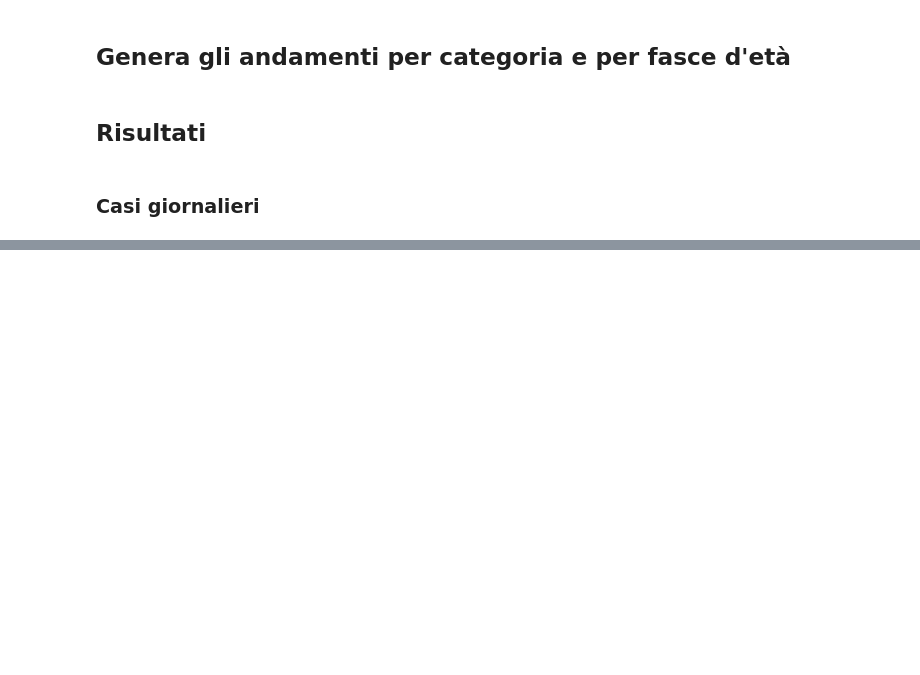
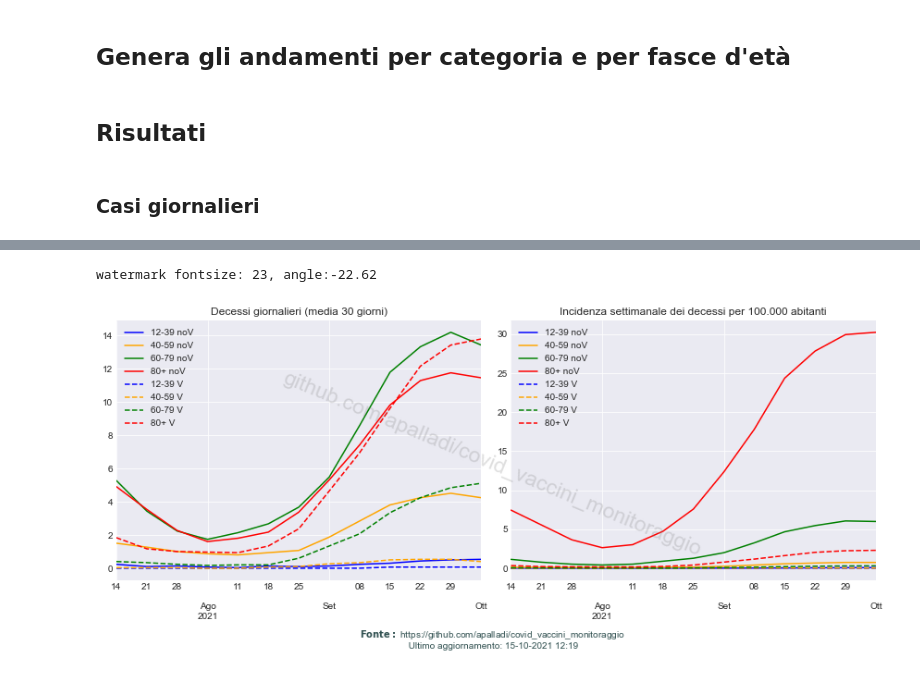
Before and after one commit to apalladi/covid_vaccini_monitoraggio, a Jupyter notebook: scripts/ricava_andamenti_età.ipynb, the cells around one changed output, grey strips where cells are left out. Drawn from its saved outputs; the diff is of its cells as text; code cells hidden in the pictures; blank space fills up the shorter version.

```diff
--- a/scripts/ricava_andamenti_età.ipynb
+++ b/scripts/ricava_andamenti_età.ipynb
@@ -130,0 +161,8 @@ plot_assoluti_incidenza_età(categorie, titoli)
+# %%
+categorie = ['decessi non vaccinati', 'decessi vaccinati']
+titoli = ['Decessi giornalieri (media 30 giorni)', 'Incidenza settimanale dei decessi per 100.000 abitanti']
+
+plot_assoluti_incidenza_età(categorie, titoli, filename='../risultati/andamento_fasce_età_decessi.png')
+# %% [output]
+watermark fontsize: 23, angle:-22.62
+[figure, added]
```
Also changed, not shown: parts of 5 cells of this notebook, 4 other files.
